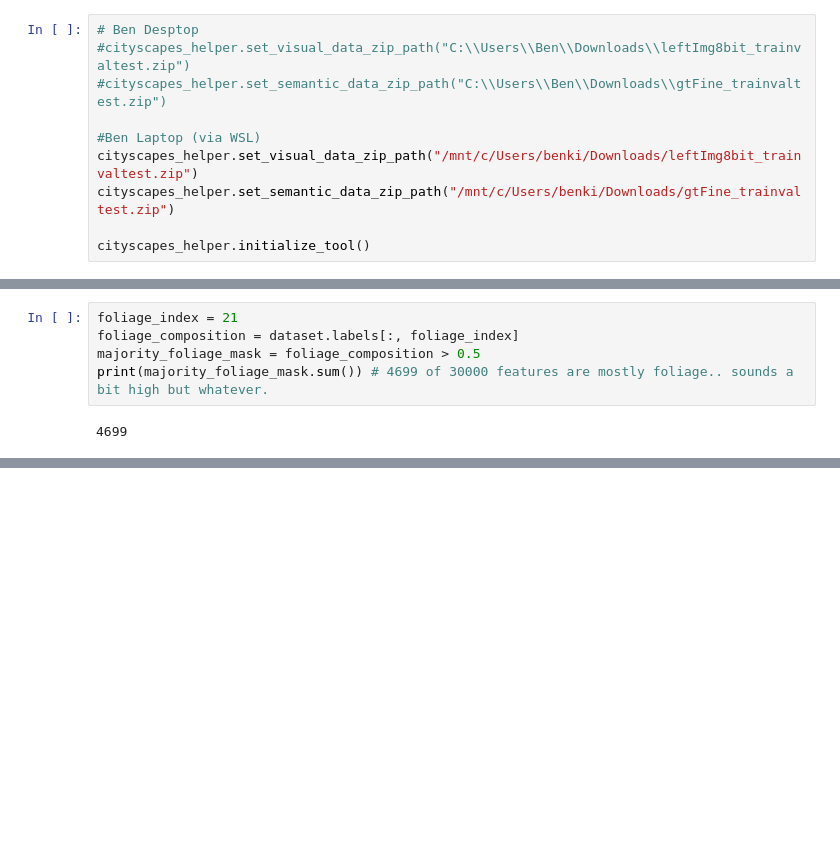
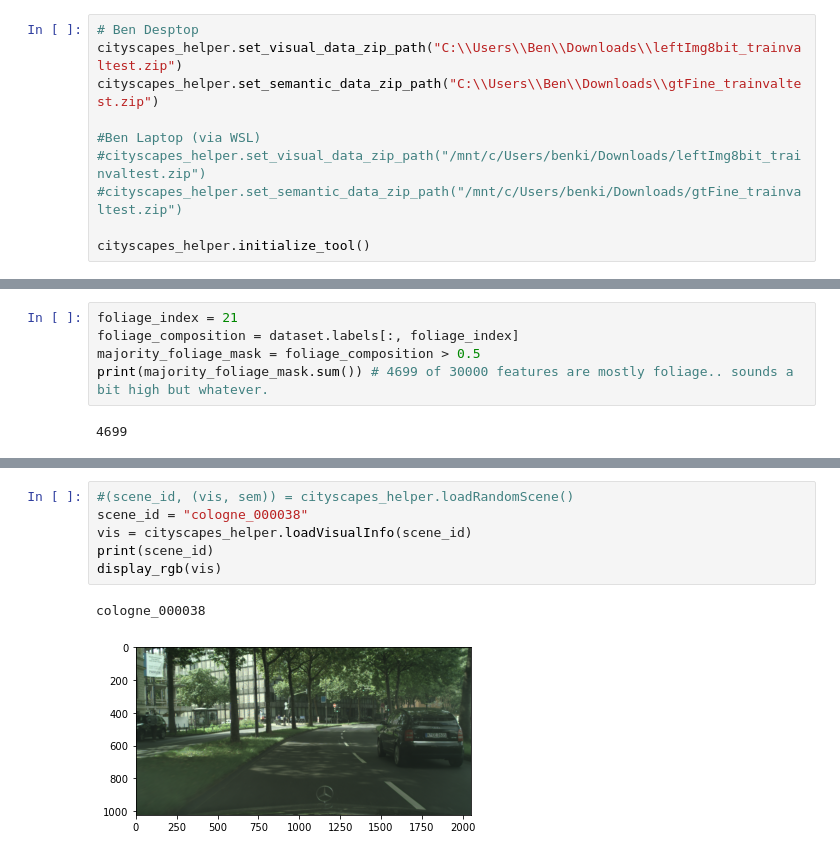
Before and after one commit to benthehuman1/UW-Vision-Segmentation, a Jupyter notebook: toy_segmentation.ipynb, the cells around one changed output, grey strips where cells are left out. Drawn from its saved outputs; the diff is of its cells as text; blank space fills up the shorter version.

```diff
--- a/toy_segmentation.ipynb
+++ b/toy_segmentation.ipynb
@@ -27,12 +28,12 @@ from dataset_creation import (
 from cityscapes_helper import format_semantic_composition
 # %%
 # Ben Desptop
-#cityscapes_helper.set_visual_data_zip_path("C:\\Users\\Ben\\Downloads\\leftImg8bit_trainvaltest.zip")
-#cityscapes_helper.set_semantic_data_zip_path("C:\\Users\\Ben\\Downloads\\gtFine_trainvaltest.zip")
+cityscapes_helper.set_visual_data_zip_path("C:\\Users\\Ben\\Downloads\\leftImg8bit_trainvaltest.zip")
+cityscapes_helper.set_semantic_data_zip_path("C:\\Users\\Ben\\Downloads\\gtFine_trainvaltest.zip")
 
 #Ben Laptop (via WSL)
-cityscapes_helper.set_visual_data_zip_path("/mnt/c/Users/benki/Downloads/leftImg8bit_trainvaltest.zip")
-cityscapes_helper.set_semantic_data_zip_path("/mnt/c/Users/benki/Downloads/gtFine_trainvaltest.zip")
+#cityscapes_helper.set_visual_data_zip_path("/mnt/c/Users/benki/Downloads/leftImg8bit_trainvaltest.zip")
+#cityscapes_helper.set_semantic_data_zip_path("/mnt/c/Users/benki/Downloads/gtFine_trainvaltest.zip")
 
 cityscapes_helper.initialize_tool()
 # %%
@@ -159,3 +178,12 @@ print(multiscaleEncoder.n_scales)
 aceneid, img = cityscapes_helper.loadRandomVisualInfo()
 # %% [output]
 4
+# %%
+#(scene_id, (vis, sem)) = cityscapes_helper.loadRandomScene()
+scene_id = "cologne_000038"
+vis = cityscapes_helper.loadVisualInfo(scene_id)
+print(scene_id)
+display_rgb(vis)
+# %% [output]
+cologne_000038
+[figure, added]
```
Also changed, not shown: parts of 17 cells of this notebook, 3 other files.
